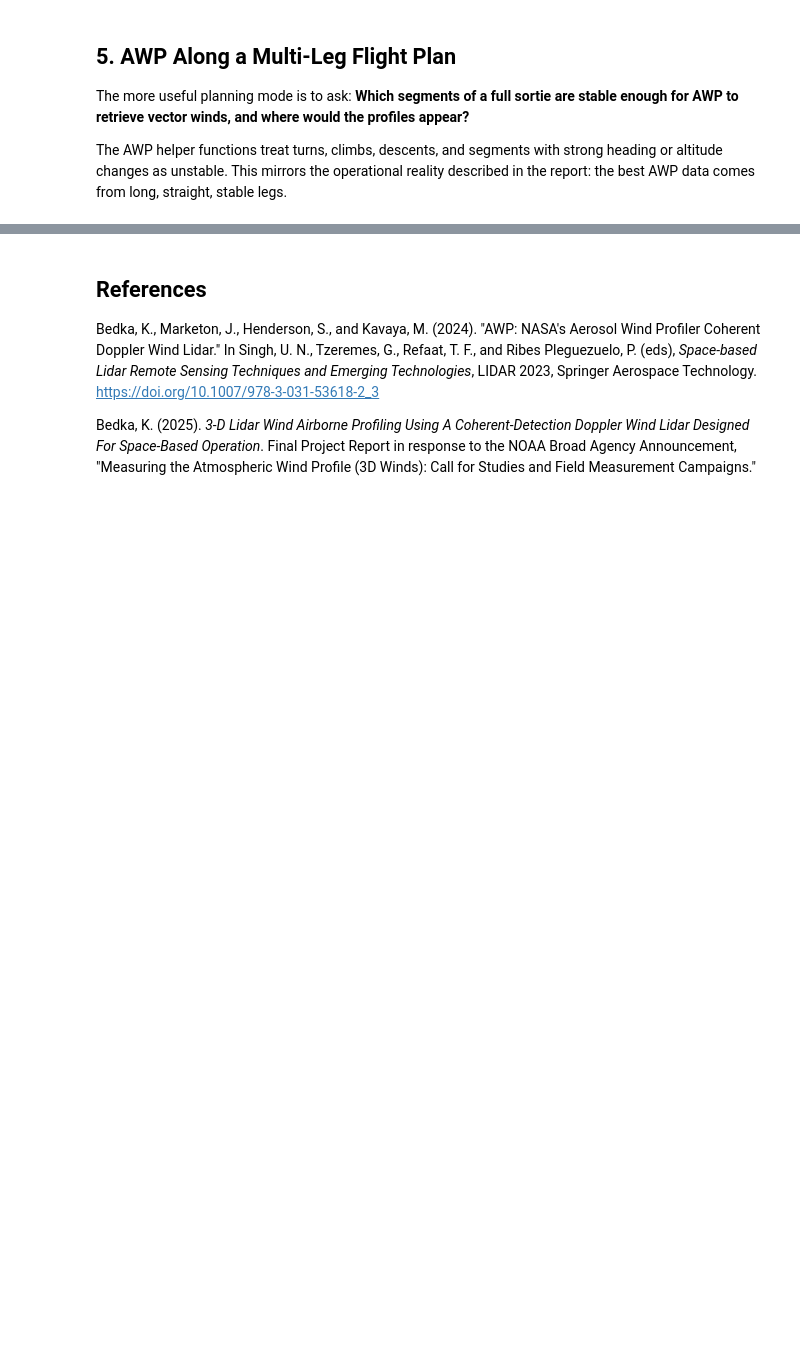
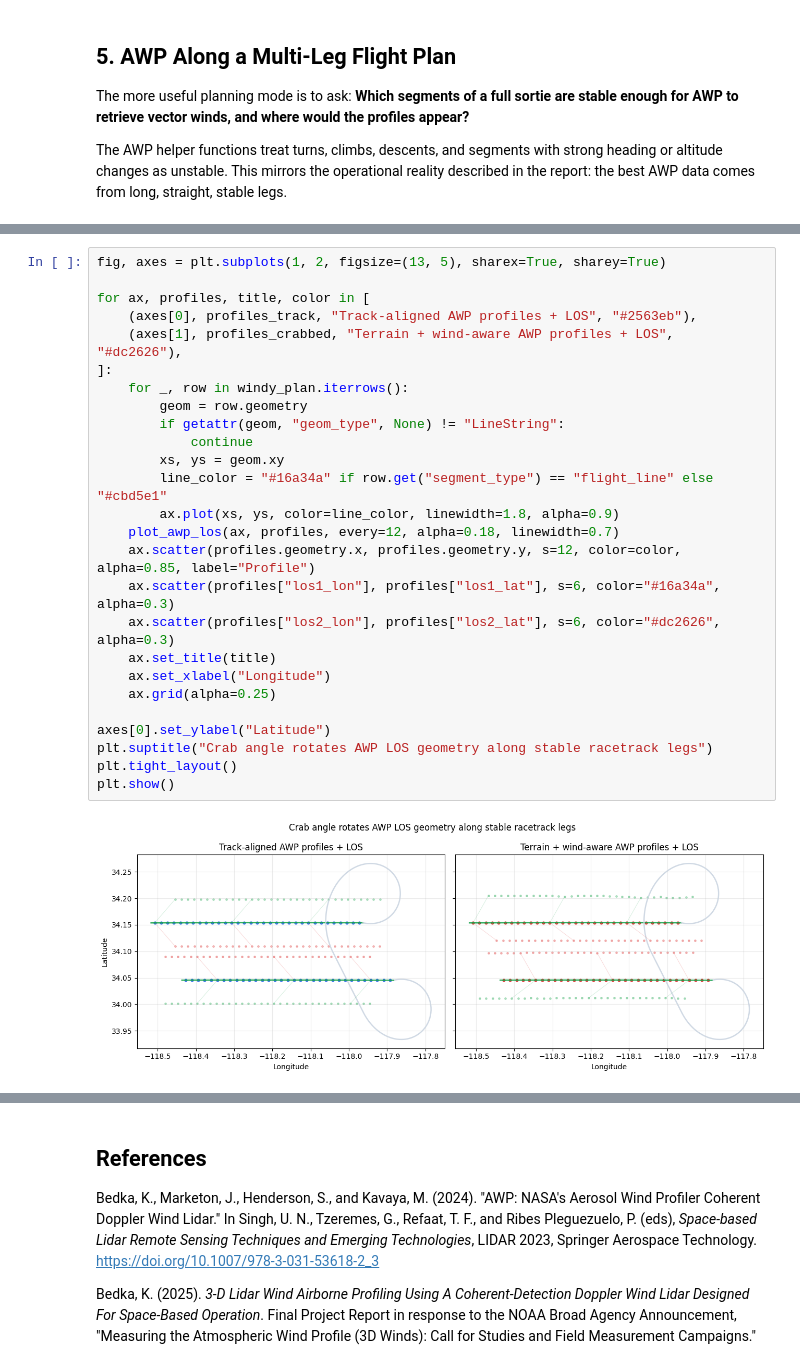
Before and after one commit to ryanpavlick/hyplan, a Jupyter notebook: notebooks/awp_planning.ipynb, the cells around one changed output, grey strips where cells are left out. Drawn from its saved outputs; the diff is of its cells as text; blank space fills up the shorter version.

```diff
--- a/notebooks/awp_planning.ipynb
+++ b/notebooks/awp_planning.ipynb
@@ -331,0 +525,28 @@ plt.show()
+# %%
+fig, axes = plt.subplots(1, 2, figsize=(13, 5), sharex=True, sharey=True)
+
+for ax, profiles, title, color in [
+    (axes[0], profiles_track, "Track-aligned AWP profiles + LOS", "#2563eb"),
+    (axes[1], profiles_crabbed, "Terrain + wind-aware AWP profiles + LOS", "#dc2626"),
+]:
+    for _, row in windy_plan.iterrows():
+        geom = row.geometry
+        if getattr(geom, "geom_type", None) != "LineString":
+            continue
+        xs, ys = geom.xy
+        line_color = "#16a34a" if row.get("segment_type") == "flight_line" else "#cbd5e1"
+        ax.plot(xs, ys, color=line_color, linewidth=1.8, alpha=0.9)
+    plot_awp_los(ax, profiles, every=12, alpha=0.18, linewidth=0.7)
+    ax.scatter(profiles.geometry.x, profiles.geometry.y, s=12, color=color, alpha=0.85, label="Profile")
+    ax.scatter(profiles["los1_lon"], profiles["los1_lat"], s=6, color="#16a34a", alpha=0.3)
+    ax.scatter(profiles["los2_lon"], profiles["los2_lat"], s=6, color="#dc2626", alpha=0.3)
+    ax.set_title(title)
+    ax.set_xlabel("Longitude")
+    ax.grid(alpha=0.25)
+
+axes[0].set_ylabel("Latitude")
+plt.suptitle("Crab angle rotates AWP LOS geometry along stable racetrack legs")
+plt.tight_layout()
+plt.show()
+# %% [output]
+[figure, added]
```
Also changed, not shown: parts of 19 cells of this notebook, 16 other files.
